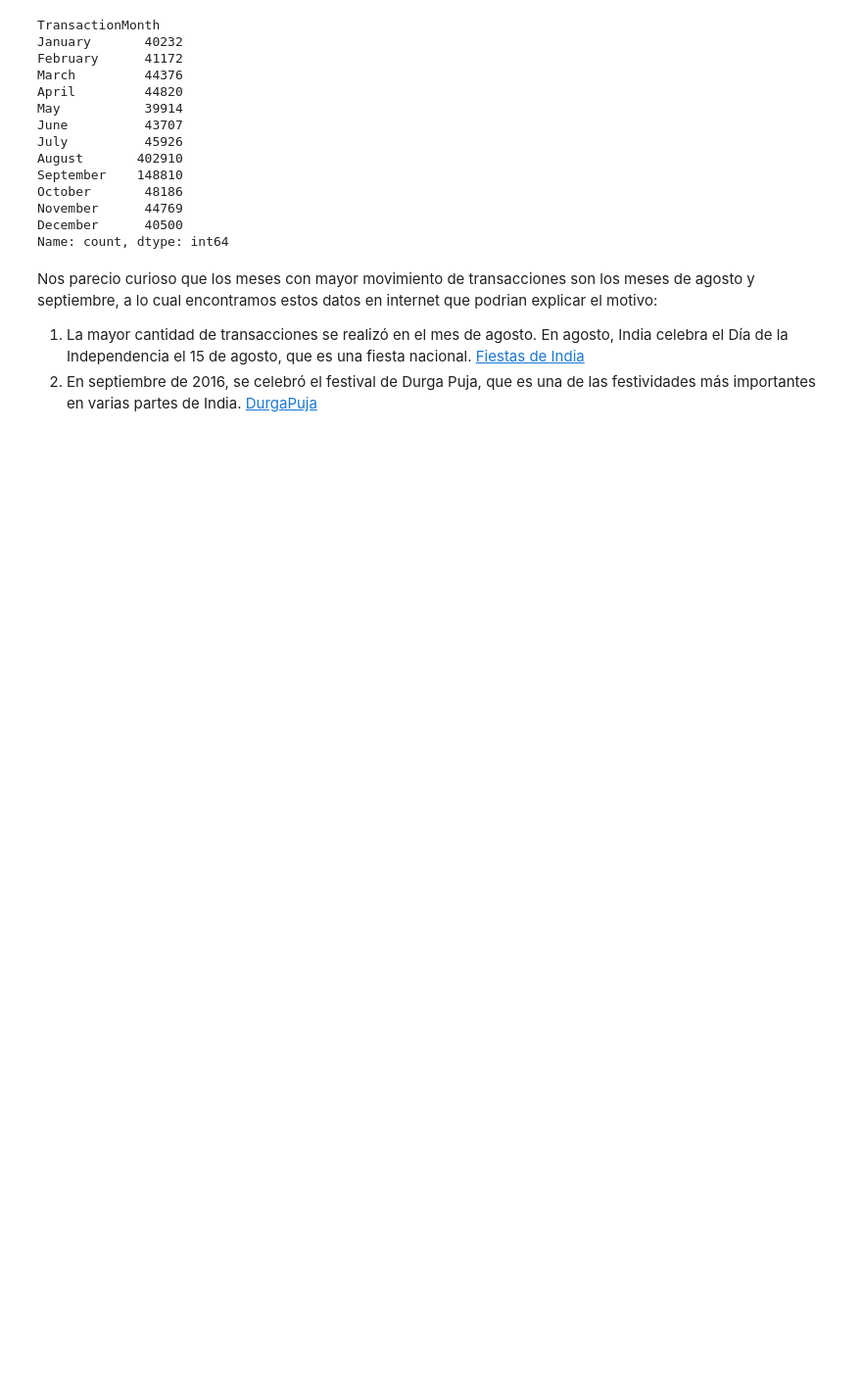
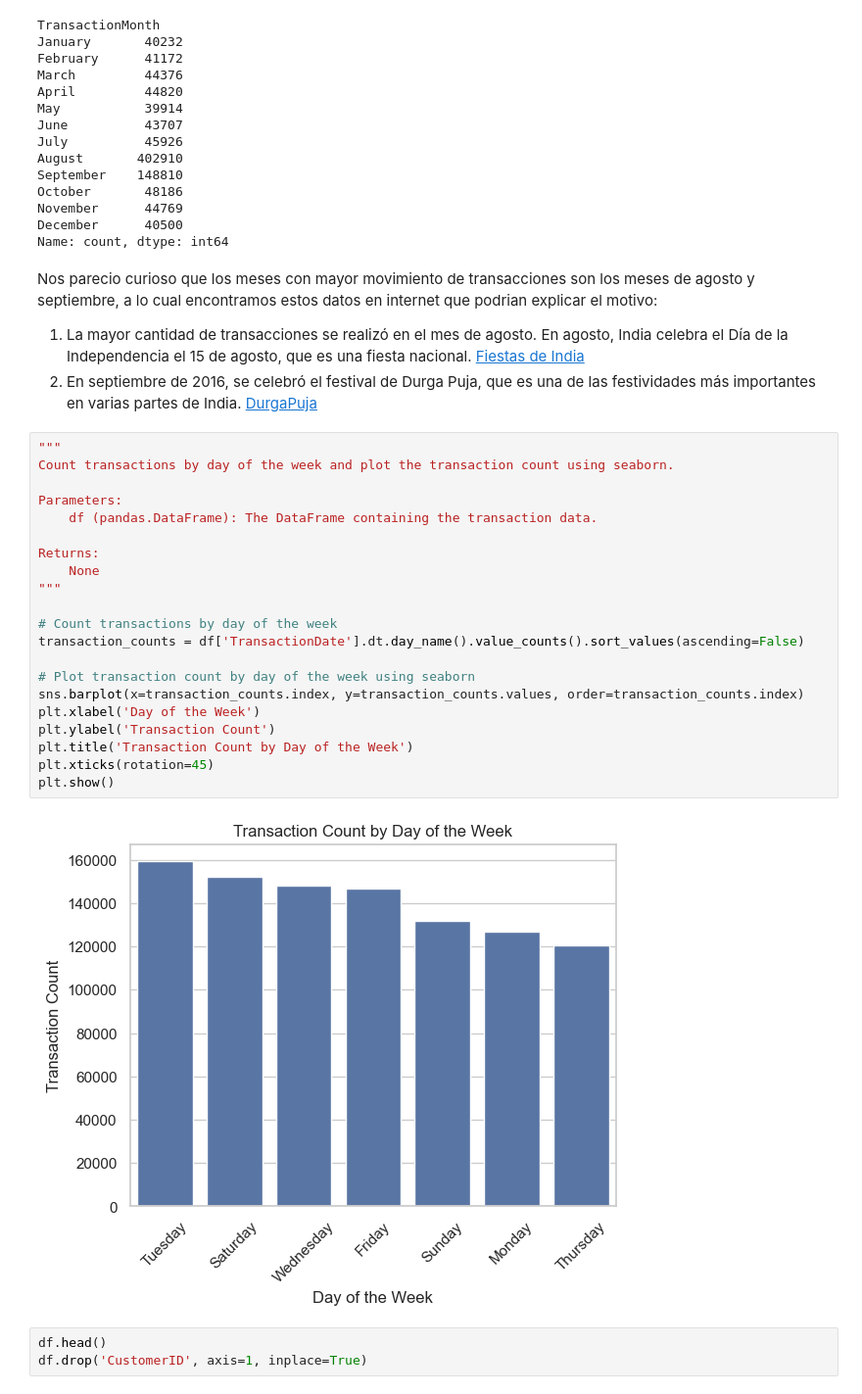
Before and after one commit to AndresQuinto5/IA_LAB4, a Jupyter notebook: Laboratorio4.ipynb, the cells around one changed output. Shown at 98% size. Saved outputs shown, nothing was run; the diff lists cells and outputs as text; blank space fills up the shorter version.

```diff
--- a/Laboratorio4.ipynb
+++ b/Laboratorio4.ipynb
@@ -305,3 +306,29 @@ Nos parecio curioso que los meses con mayor movimiento de transacciones son los
 1. La mayor cantidad de transacciones se realizó en el mes de agosto. En agosto, India celebra el Día de la Independencia el 15 de agosto, que es una fiesta nacional.
 [Fiestas de India](https://directiatravel.com/viajes-india/guia/mejor-epoca-viajar/fiestas)
 2. En septiembre de 2016, se celebró el festival de Durga Puja, que es una de las festividades más importantes en varias partes de India. [DurgaPuja](https://issuu.com/indiandiplomacy/docs/india_perspectives_spanish_septembe)
+# %%
+"""
+Count transactions by day of the week and plot the transaction count using seaborn.
+
+Parameters:
+    df (pandas.DataFrame): The DataFrame containing the transaction data.
+
+Returns:
+    None
+"""
+
+# Count transactions by day of the week
+transaction_counts = df['TransactionDate'].dt.day_name().value_counts().sort_values(ascending=False)
+
+# Plot transaction count by day of the week using seaborn
+sns.barplot(x=transaction_counts.index, y=transaction_counts.values, order=transaction_counts.index)
+plt.xlabel('Day of the Week')
+plt.ylabel('Transaction Count')
+plt.title('Transaction Count by Day of the Week')
+plt.xticks(rotation=45)
+plt.show()
+# %% [output]
+[figure, added]
+# %%
+df.head()
+df.drop('CustomerID', axis=1, inplace=True)
```
Also changed, not shown: parts of 16 cells of this notebook.
